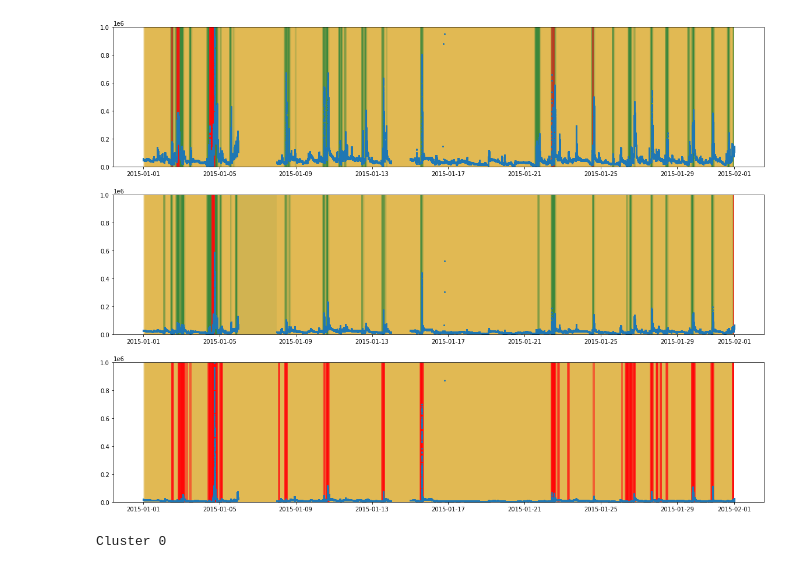
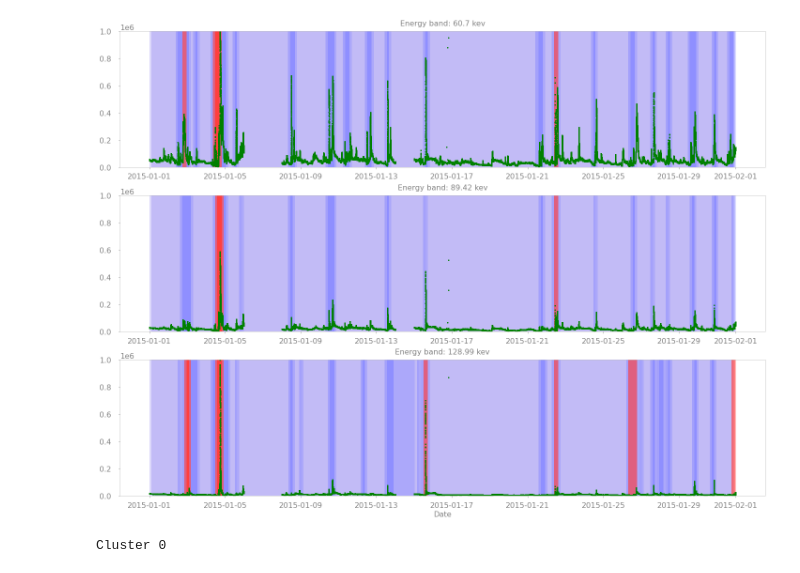
Before and after one commit to zeroknowledgediscovery/patternly, a Jupyter notebook: examples/Satellite_ts.ipynb, the cells around one changed output. Cells and saved outputs as stored; diff of their text form; code cells hidden in the pictures.

Commit message:
pretty plotting

```diff
--- a/examples/Satellite_ts.ipynb
+++ b/examples/Satellite_ts.ipynb
@@ -8,8 +8,8 @@ original = pd.read_csv("./01_2015_LANL-01A_SOPA_MPA.txt", low_memory=False).drop
 # %%
 START_COL = 0
 END_COL = 3
-WINDOW_SIZE = 1000
-OVERLAP = 800
+WINDOW_SIZE = 2000
+OVERLAP = 1000
 N_CLUSTERS = 2
 
 predictions = pd.DataFrame()
@@ -54,36 +54,52 @@ for i in range(START_COL, END_COL):
     # align sequence values with timestamps
     seqs = original.iloc[:,i+1].replace(-1e+31, np.nan).dropna(how="all", axis=0)
     data = pd.concat([seqs, dts], axis=1).dropna(how="any", axis=0)
     data.columns = ["val", "ts"]
 
     plt.subplot(END_COL-START_COL, 1, i+1-START_COL)
     plt.ylim(top=1e6)
-    plt.plot_date(data["ts"], data["val"].T.values.tolist(), markersize=2, zorder=2)
+    plt.plot_date(data["ts"], data["val"].T.values.tolist(), color="green", markersize=2, zorder=2)
 
     # highlight anomalies
     anoms = list(predictions[predictions[i - START_COL] == True].index)
     for index in anoms:
         beg = data["ts"].iloc[(index * WINDOW_SIZE) - (index * OVERLAP)]
         end = data["ts"].iloc[min(((index + 1) * WINDOW_SIZE) - (index * OVERLAP), data["ts"].shape[0] - 1)]
         plt.axvspan(beg, end, color='red', alpha=0.5, lw=0, zorder=1)
 
     # rank clusters for highlighting
     cluster_counts = [0 for j in range(N_CLUSTERS)]
     for cluster in pipelines[i - START_COL].closest_match:
         cluster_counts[cluster] += 1
     cluster_rank = np.full(N_CLUSTERS, N_CLUSTERS - 1, dtype=int) - np.argsort(cluster_counts)
 
     # highlight non-anomalies by cluster
-    colors = ["goldenrod", "darkgreen", "purple", "gray"]
+    colors = ["#7766ee", "blue", "darkgreen", "darkorange", 'cyan']
     for index in predictions[i][predictions[i] == False].index:
         beg = data["ts"].iloc[(index * WINDOW_SIZE) - (index * OVERLAP)]
         end = data["ts"].iloc[min(((index + 1) * WINDOW_SIZE) - (index * OVERLAP), data["ts"].shape[0] - 1)]
         color = colors[cluster_rank[pipelines[i-START_COL].closest_match[index]]]
         plt.axvspan(beg, end, color=color, alpha=0.25, lw=0, zorder=0)
 
+    ax = plt.gca()
+    plt.setp(ax.get_xticklabels(), fontsize=16, y=-.02)
+    plt.setp(ax.get_yticklabels(), fontsize=16)
+    ax.tick_params(axis='x', colors='.5')
+    ax.tick_params(axis='y', colors='.5', pad=15)
+    ax.yaxis.offsetText.set_fontsize(16)
+    ax.spines['bottom'].set_color('.75')
+    ax.spines['top'].set_color('.75')
+    ax.spines['right'].set_color('.75')
+    ax.spines['left'].set_color('.75')
+    ax.set_title('Energy band: '+original.columns[i+1]+' kev', fontsize=16, y=1.02, color='.5')
+    if i == END_COL-1:
+        ax.set_xlabel('Date', fontsize=16, color='.5')
+
+
+plt.tight_layout()
 plt.show()
 # %% [output]
-[figure, old version]
+[figure, new version]
 # %%
 from IPython.display import Image, display
 from IPython.core.display import HTML
```
